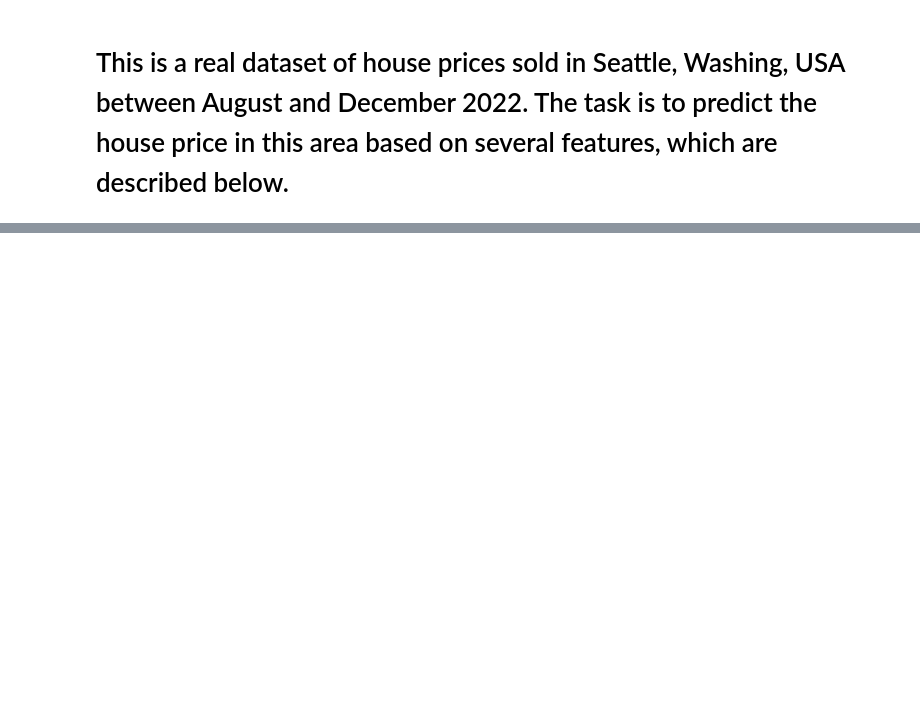
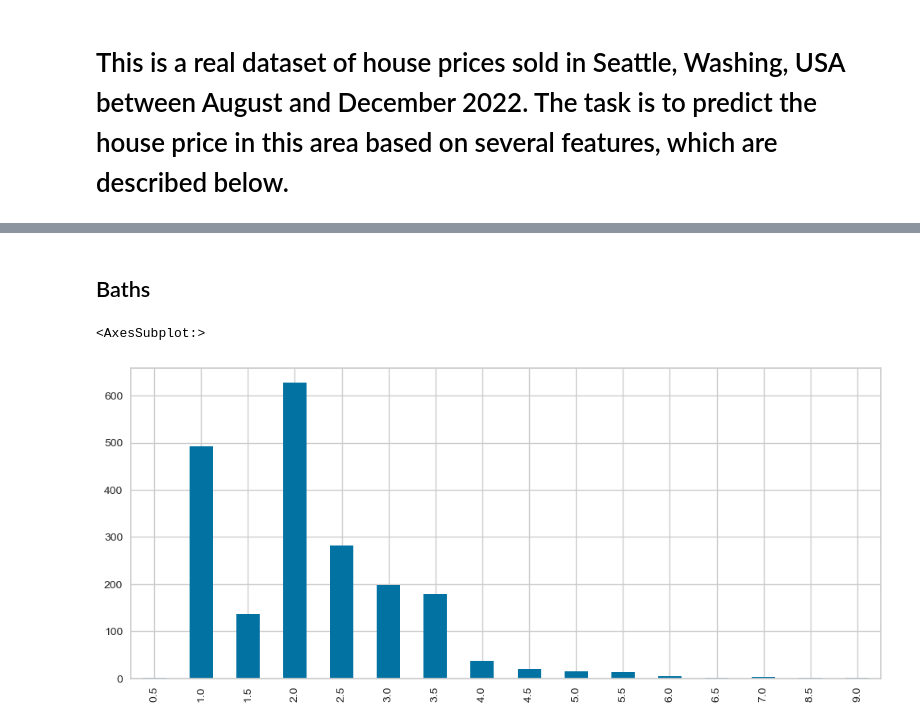
Before and after one commit to DavidCumaru/House_Prediction_AutoMLRegression, a Jupyter notebook: HOUSE_PRICE_PREDICTION.ipynb, the cells around one changed output, grey strips where cells are left out. Drawn from its saved outputs; the diff is of its cells as text; code cells hidden in the pictures; blank space fills up the shorter version.

```diff
--- a/HOUSE_PRICE_PREDICTION.ipynb
+++ b/HOUSE_PRICE_PREDICTION.ipynb
@@ -312,0 +120,9 @@ acc_decision_tree
+# %% [markdown]
+## Baths
+# %%
+bathsx = train['baths'].value_counts().sort_index(ascending = True)
+plt.figure(figsize=(12,5))
+bathsx.plot.bar()
+# %% [output]
+<AxesSubplot:>
+[figure, added]
```
Also changed, not shown: parts of 68 cells of this notebook.
